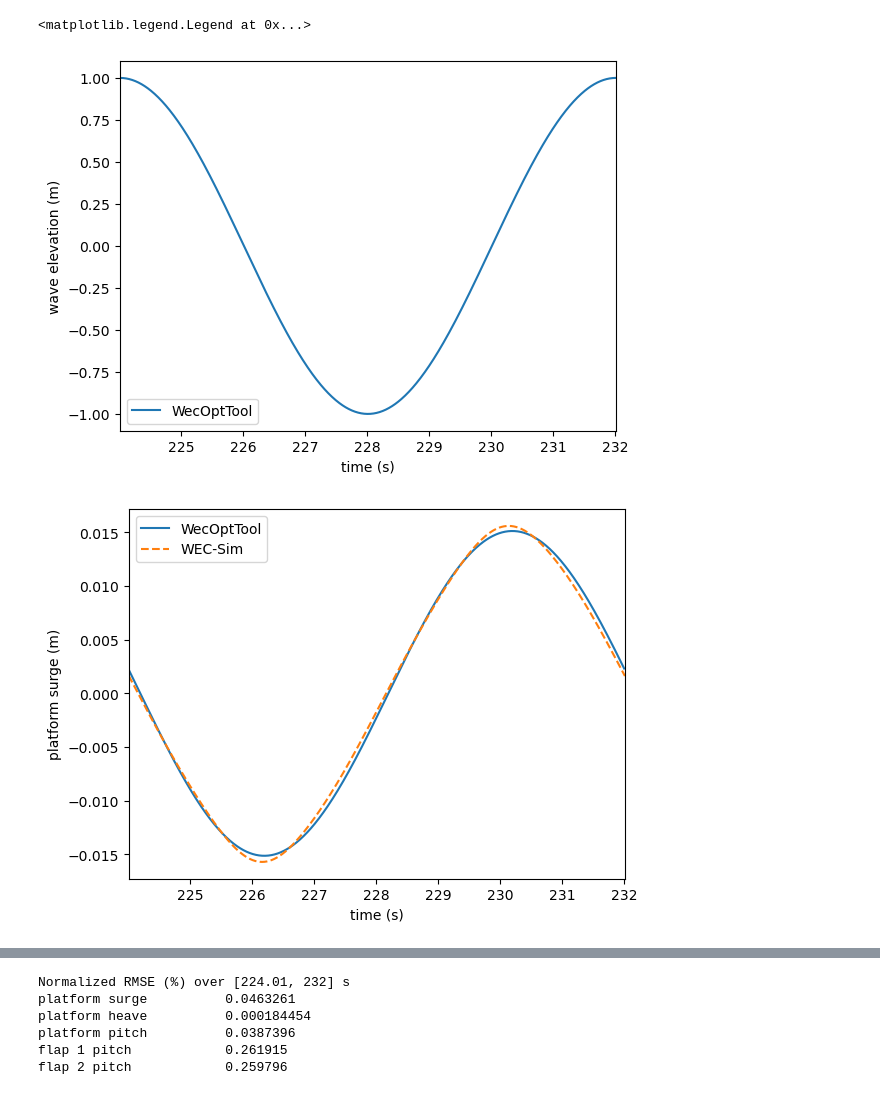
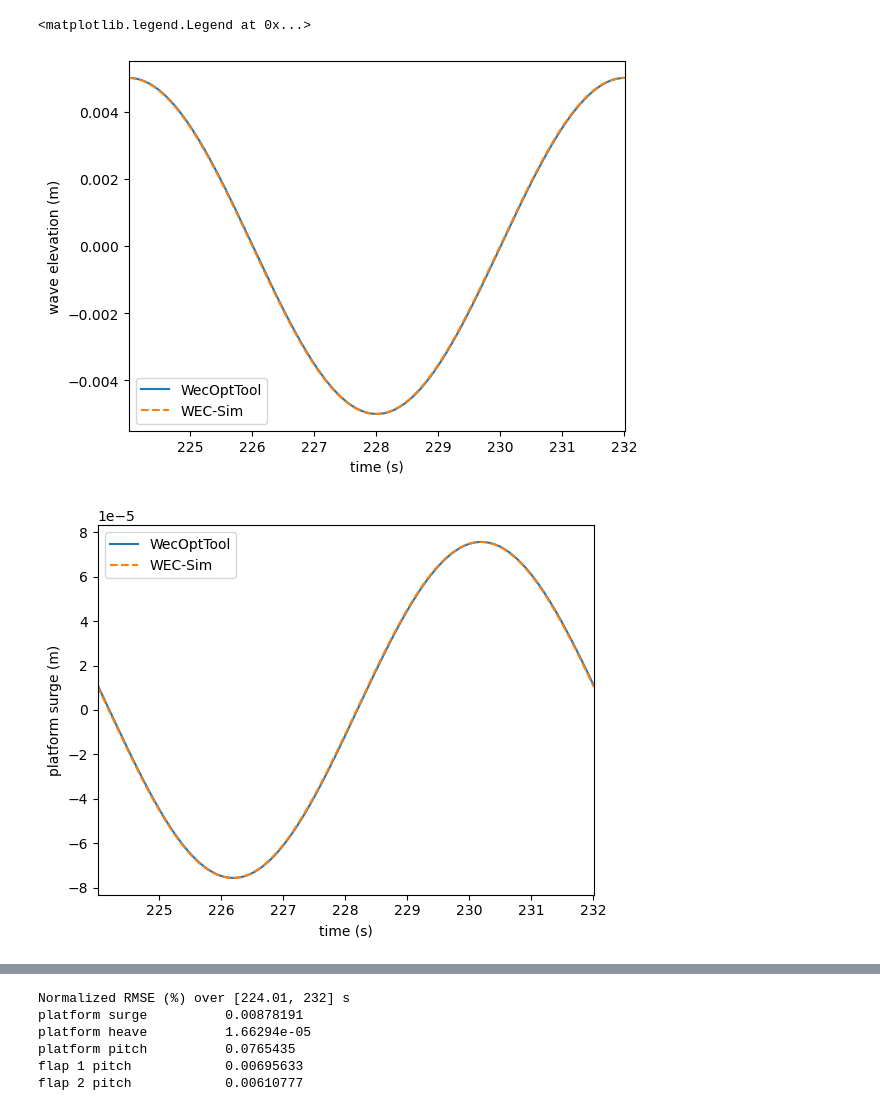
Before and after one commit to jtgrasb/WecOptTool, a Jupyter notebook: examples/FOSWEC_M4E/FOSWEC_M4E_validation.ipynb, the cells around one changed output, grey strips where cells are left out. Cells and saved outputs as stored; diff of their text form; code cells hidden in the pictures.

```diff
--- a/examples/FOSWEC_M4E/FOSWEC_M4E_validation.ipynb
+++ b/examples/FOSWEC_M4E/FOSWEC_M4E_validation.ipynb
@@ -18,7 +18,7 @@ nfreq       = 10
 freq        = wot.frequency(f1, nfreq, False) # False -> no zero frequency
 
 # Define waves object
-amplitude   = 1 # m
+amplitude   = 0.005 # m
 phase       = 0 # degrees
 wavedir     = 0 # degrees
 waves       = wot.waves.regular_wave(f1, nfreq, wavefreq, amplitude, phase, wavedir)
@@ -260,13 +260,13 @@ Optimization terminated successfully    (Exit mode 0)
 # load in WEC-Sim results for comparison
 
 ws_path = 'WEC-Sim'
-ws_output = loadmat(os.path.join(ws_path,'WSoutput_2.mat'), struct_as_record=False, squeeze_me=True)
+ws_output = loadmat(os.path.join(ws_path,'WSoutput_01.mat'), struct_as_record=False, squeeze_me=True)
 
 phase_offset_time = 224.01
 
 plt.figure()
 plt.plot(wec_tdom_full['time']+phase_offset_time, np.squeeze(wec_tdom_full.sel(realization=0)['wave_elev']), label='WecOptTool')
-#plt.plot(ws_output['time'], ws_output['waveElev'], '--', label='WEC-Sim')
+plt.plot(ws_output['time'], ws_output['waveElev'], '--', label='WEC-Sim')
 plt.xlabel('time (s)')
 plt.ylabel('wave elevation (m)')
 plt.xlim(phase_offset_time, phase_offset_time+1/wavefreq)
@@ -280,32 +280,32 @@ plt.ylabel('platform surge (m)')
 plt.xlim(phase_offset_time, phase_offset_time+1/wavefreq)
 plt.legend()
 
 plt.figure()
 plt.plot(wec_tdom_full['time']+phase_offset_time, wec_tdom_full.sel(realization=0).pos[1,:]+platformCG[2], label='WecOptTool')
 plt.plot(ws_output['time'], ws_output['platformResponse'][:,2], '--', label='WEC-Sim')
 plt.xlabel('time (s)')
 plt.ylabel('platform heave (m)')
 plt.xlim(phase_offset_time, phase_offset_time+1/wavefreq)
 plt.legend()
 
 plt.figure()
 plt.plot(wec_tdom_full['time']+phase_offset_time, wec_tdom_full.sel(realization=0).pos[2,:]*180/np.pi, label='WecOptTool')
 plt.plot(ws_output['time'], ws_output['platformResponse'][:,4]*180/np.pi, '--', label='WEC-Sim')
 plt.xlabel('time (s)')
 plt.ylabel('platform pitch (deg)')
 plt.xlim(phase_offset_time, phase_offset_time+1/wavefreq)
 plt.legend()
 
 plt.figure()
 plt.plot(wec_tdom_full['time']+phase_offset_time, wec_tdom_full.sel(realization=0).pos[5,:]*180/np.pi, color='C0', label='WecOptTool - flap 1')
 plt.plot(wec_tdom_full['time']+phase_offset_time, wec_tdom_full.sel(realization=0).pos[8,:]*180/np.pi, color='C1', label='WecOptTool - flap 2')
 plt.plot(ws_output['time'], ws_output['pto1Response'][:,4]*180/np.pi, '--', color='C0', label='WEC-Sim - flap 1')
 plt.plot(ws_output['time'], ws_output['pto2Response'][:,4]*180/np.pi, '--', color='C1', label='WEC-Sim - flap 2')
 plt.xlabel('time (s)')
 plt.ylabel('flap pitch (deg)')
 plt.xlim(phase_offset_time, phase_offset_time+1/wavefreq)
 plt.legend()
 # %% [output]
 <matplotlib.legend.Legend at 0x...>
-[figure, old version]
+[figure, new version]
-[figure, old version]
+[figure, new version]
@@ -379,8 +379,8 @@ for n, e in zip(rmse_table["variable"], 100*rmse_table["rmse"]):
     print(f"{n:22s}  {e:.6g}")
 # %% [output]
 Normalized RMSE (%) over [224.01, 232] s
-platform surge          0.0463261
-platform heave          0.000184454
-platform pitch          0.0387396
-flap 1 pitch            0.261915
-flap 2 pitch            0.259796
+platform surge          0.00878191
+platform heave          1.66294e-05
+platform pitch          0.0765435
+flap 1 pitch            0.00695633
+flap 2 pitch            0.00610777
```
Also changed, not shown: parts of 3 cells of this notebook, 16 other files.
